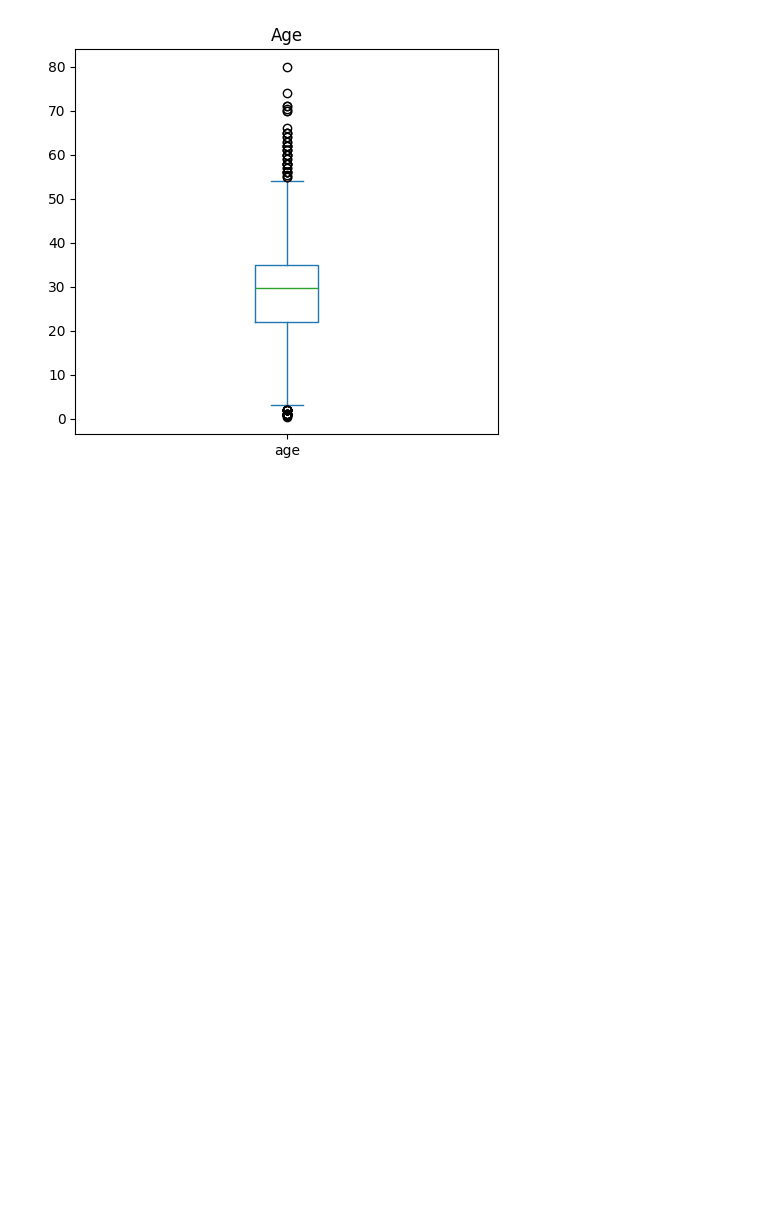
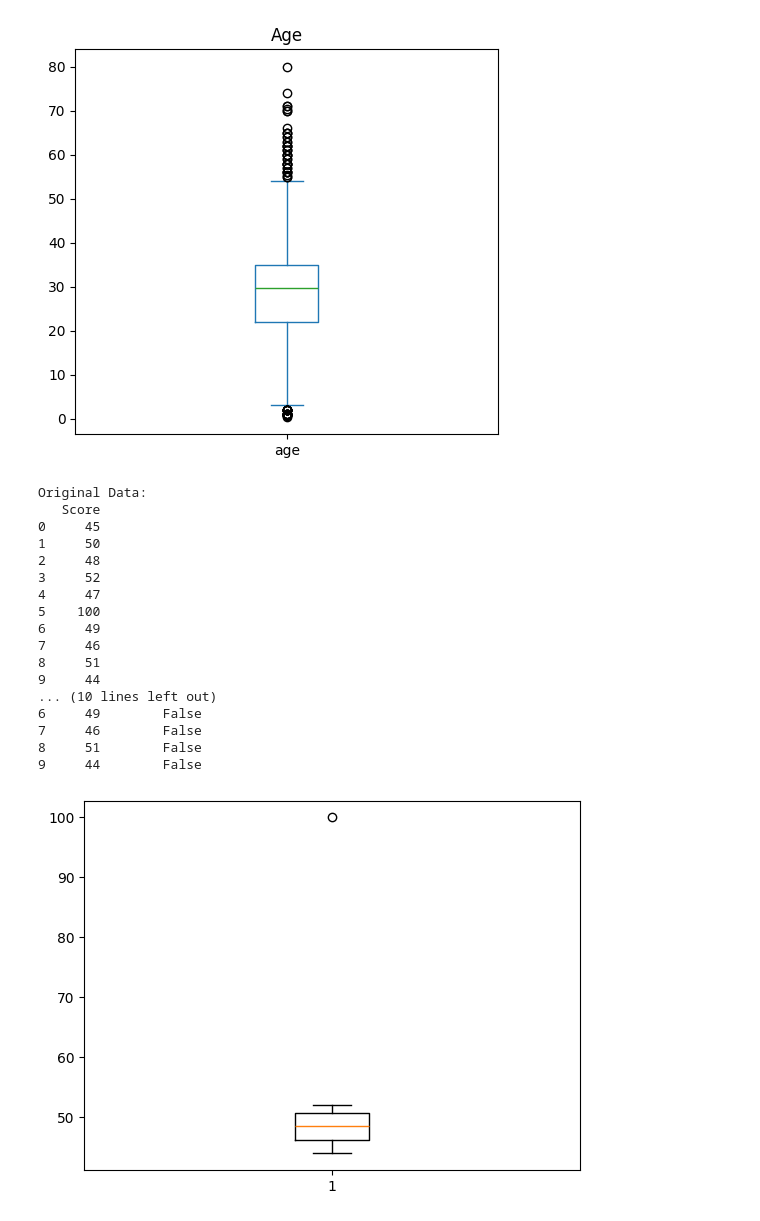
Before and after one commit to chinmayhandi/chinmay, a Jupyter notebook: AIML_Lab_Exercise.ipynb, the cells around one changed output. Saved outputs shown, nothing was run; the diff lists cells and outputs as text; code cells hidden in the pictures; blank space fills up the shorter version.

```diff
--- a/AIML_Lab_Exercise.ipynb
+++ b/AIML_Lab_Exercise.ipynb
@@ -3415,3 +3421,54 @@ plt.show()
 AGE → Q1: 22.0  Q2: 29.69911764705882  Q3: 35.0  IQR: 13.0
 Age outliers count: 66
 [figure]
+# %%
+import numpy as np
+import pandas as pd
+import matplotlib.pyplot as plt
+from scipy import stats
+
+# Sample dataset (exam scores)
+scores = [45, 50, 48, 52, 47, 100, 49, 46, 51, 44]
+df = pd.DataFrame(scores, columns=["Score"])
+
+print("Original Data:")
+print(df)
+
+# ------------------- Method 1: Z-Score -------------------
+z_scores = np.abs(stats.zscore(df["Score"]))
+print((z_scores > 3).sum())
+
+# ------------------- Method 2: IQR -------------------
+Q1 = df["Score"].quantile(0.25)
+Q3 = df["Score"].quantile(0.75)
+IQR = Q3 - Q1
+
+lower_bound = Q1 - 1.5 * IQR
+upper_bound = Q3 + 1.5 * IQR
+
+df["Outlier_IQR"] = (df["Score"] < lower_bound) | (df["Score"] > upper_bound)
+
+print("\nAfter detecting Outliers:")
+print(df)
+
+plt.boxplot(df['Score'])
+plt.show()
+# %% [output]
+Original Data:
+   Score
+0     45
+1     50
+2     48
+3     52
+4     47
+5    100
+6     49
+7     46
+8     51
+9     44
+... (10 lines left out)
+6     49        False
+7     46        False
+8     51        False
+9     44        False
+[figure, added]
```
Also changed, not shown: parts of 2 cells of this notebook.
